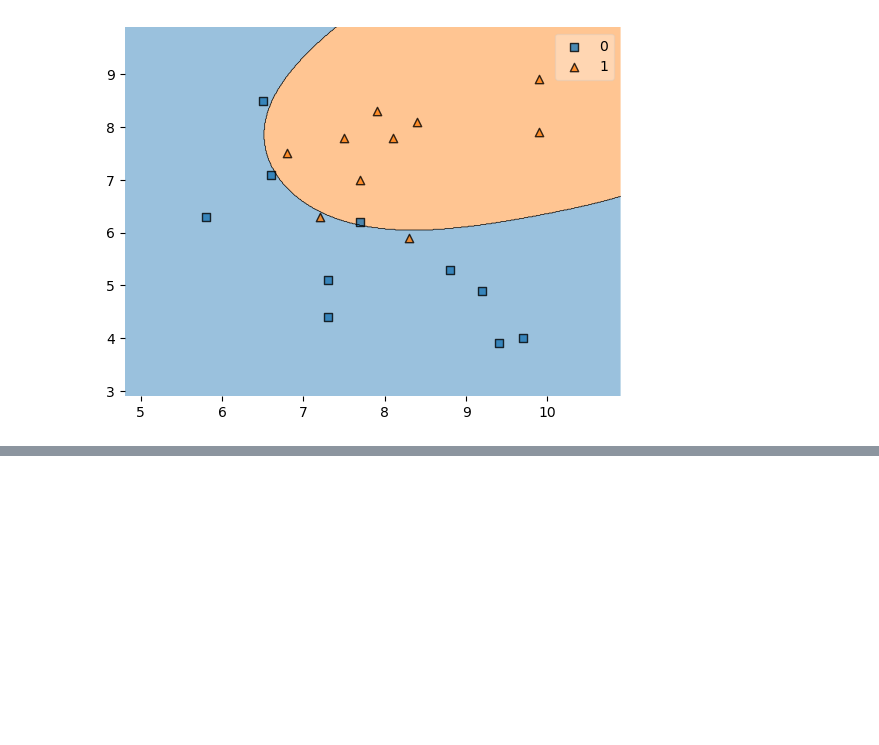
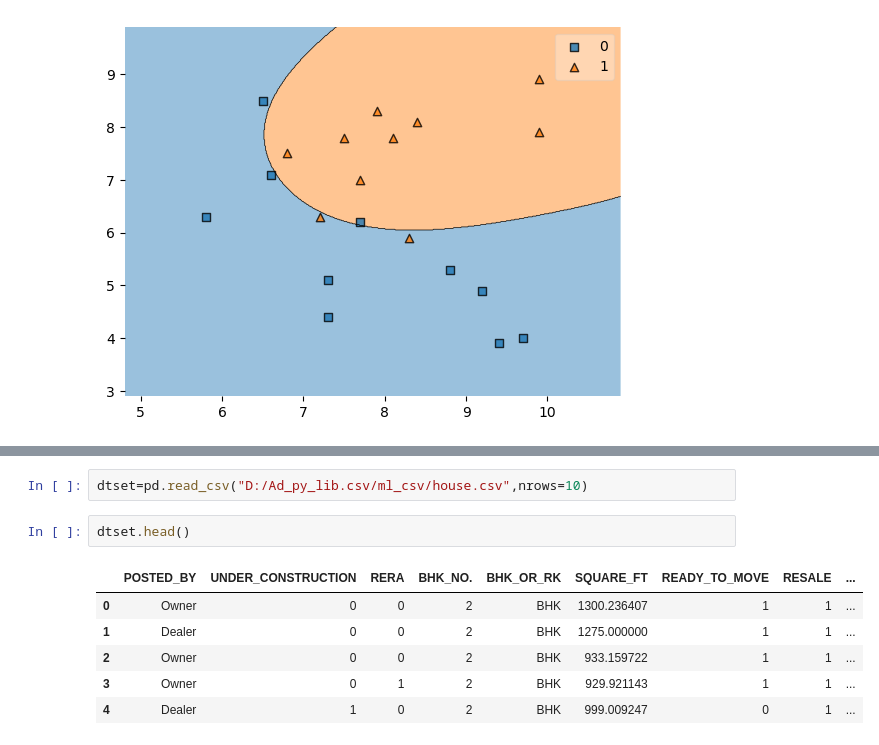
Before and after one commit to surajkr502/Machine_learning, a Jupyter notebook: SVM/svm.ipynb, the cells around one changed output, grey strips where cells are left out. Drawn from its saved outputs; the diff is of its cells as text; blank space fills up the shorter version.

```diff
--- a/SVM/svm.ipynb
+++ b/SVM/svm.ipynb
@@ -111,0 +117,11 @@ joblib.dump
+# %%
+dtset=pd.read_csv("D:/Ad_py_lib.csv/ml_csv/house.csv",nrows=10)
+# %%
+dtset.head()
+# %% [output]
+|  | POSTED_BY | UNDER_CONSTRUCTION | RERA | BHK_NO. | BHK_OR_RK | SQUARE_FT | READY_TO_MOVE | RESALE | ... |
+| 0 | Owner | 0 | 0 | 2 | BHK | 1300.236407 | 1 | 1 | ... |
+| 1 | Dealer | 0 | 0 | 2 | BHK | 1275.000000 | 1 | 1 | ... |
+| 2 | Owner | 0 | 0 | 2 | BHK | 933.159722 | 1 | 1 | ... |
+| 3 | Owner | 0 | 1 | 2 | BHK | 929.921143 | 1 | 1 | ... |
+| 4 | Dealer | 1 | 0 | 2 | BHK | 999.009247 | 0 | 1 | ... |
```
Also changed, not shown: parts of 2 cells of this notebook.
